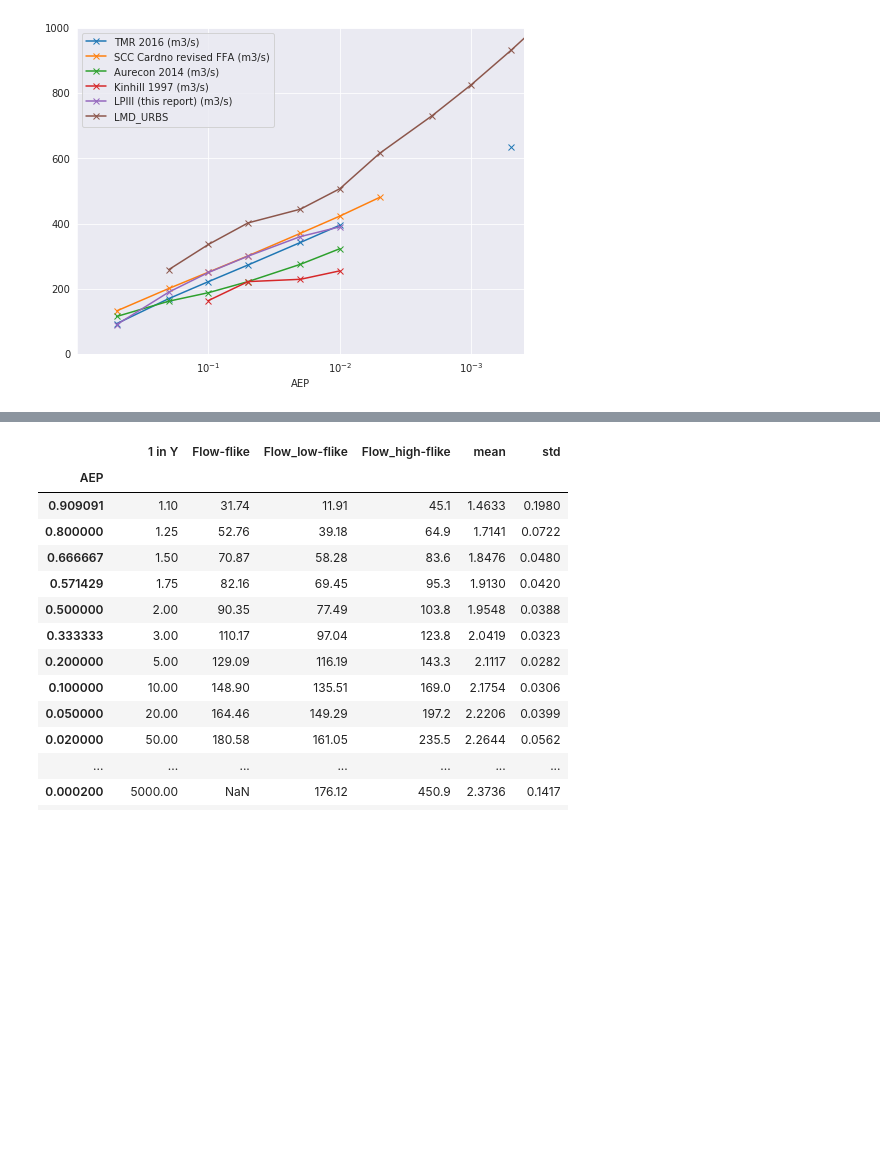
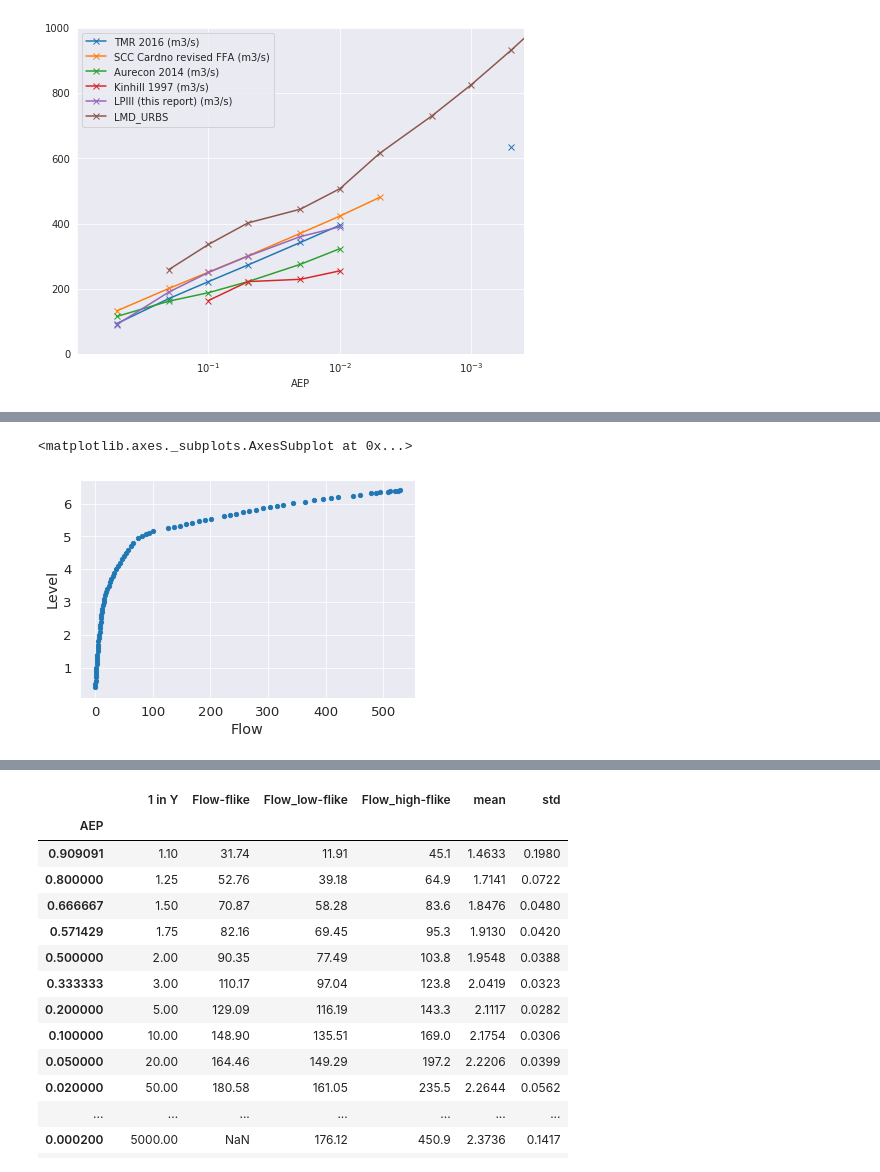
Before and after one commit to lmillard79/GoogleColabs, a Jupyter notebook: Peaks_Overthreshold_Jan2020_Seasonal.ipynb, the cells around one changed output, grey strips where cells are left out. Drawn from its saved outputs; the diff is of its cells as text; code cells hidden in the pictures; blank space fills up the shorter version.

```diff
--- a/Peaks_Overthreshold_Jan2020_Seasonal.ipynb
+++ b/Peaks_Overthreshold_Jan2020_Seasonal.ipynb
@@ -98,0 +128,6 @@ dtype: object
+# %%
+reRated = pd.read_excel('/content/MooloolahGauge_Re-rated_TMR-2018.xlsx',skiprows=[0,1,2,4],usecols=[0,2])
+reRated.plot.scatter(x='Flow',y='Level')
+# %% [output]
+<matplotlib.axes._subplots.AxesSubplot at 0x...>
+[figure, added]
```
Also changed, not shown: parts of 17 cells of this notebook.
